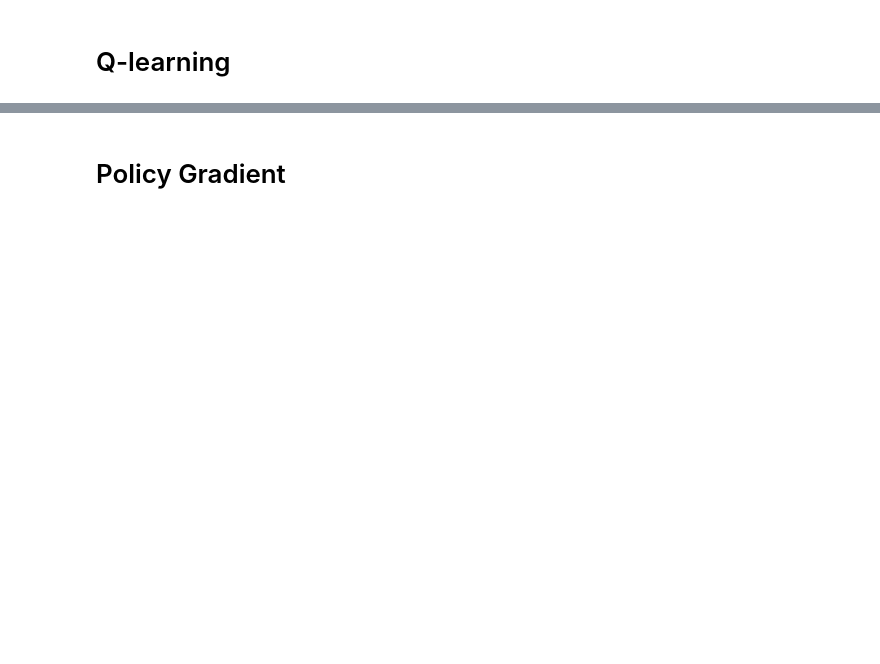
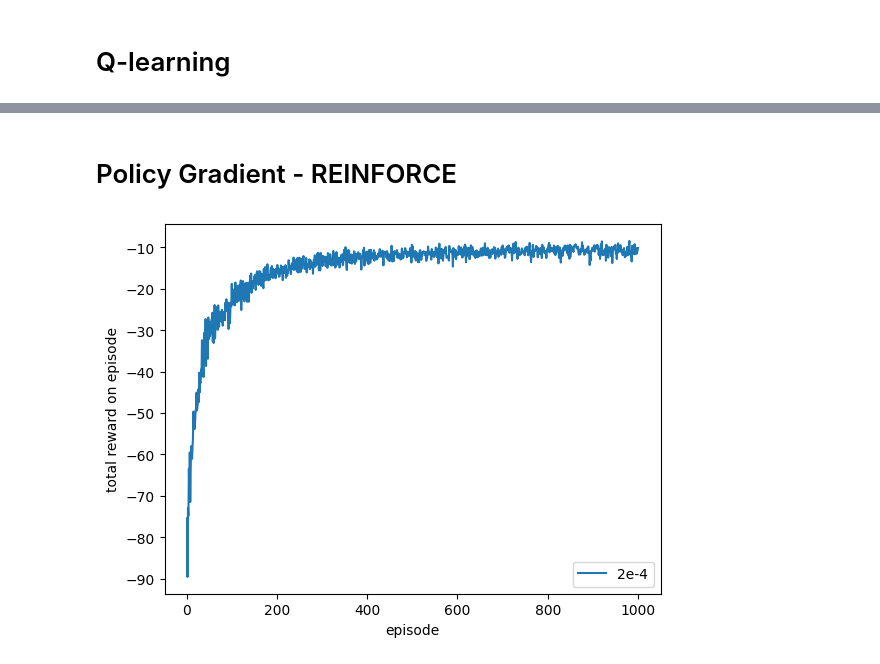
Before and after one commit to gmuthu7/Gridworld, a Jupyter notebook: gridworld.ipynb, the cells around one changed output, grey strips where cells are left out. Saved outputs shown, nothing was run; the diff lists cells and outputs as text; code cells hidden in the pictures; blank space fills up the shorter version.

Commit message:
Added working implementation of policy gradient

```diff
--- a/gridworld.ipynb
+++ b/gridworld.ipynb
@@ -162,5 +146,5 @@ Eval ep len= 13
 # %% [markdown]
-<h1> Policy Gradient </h1>
+<h1> Policy Gradient - REINFORCE </h1>
 # %%
 class PomdpGrid:
     def __init__(self):
@@ -173,7 +157,7 @@ class PomdpGrid:
                 self.s += -1 if action == 1 else 1
             case 2:
                 self.s+= 1 if action == 1 else -1
-        return 0,1 if self.s == 3 else 0, self.s == 3
+        return 0 if self.s==3 else -1, self.s == 3
 
     def reset(self):
         self.s = 0
@@ -183,0 +207,7 @@ state = env.reset()
+# %%
+plt.plot(np.arange(NUM_EPISODES)+1,np.mean(returns,0),label="2e-4")
+plt.legend(loc="lower right")
+plt.ylabel('total reward on episode')
+plt.xlabel('episode');
+# %% [output]
+[figure, added]
```
Also changed, not shown: parts of 9 cells of this notebook, 2 other files.
